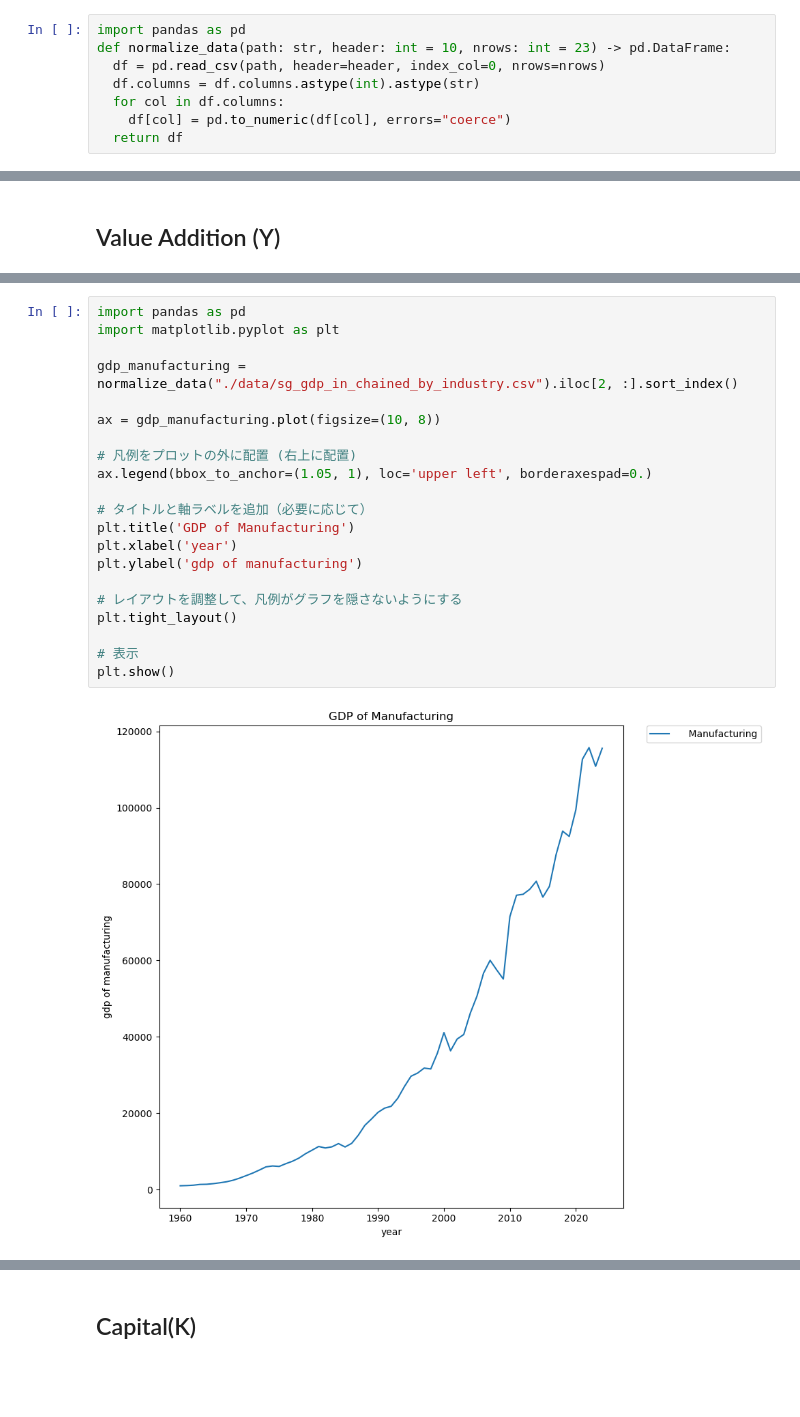
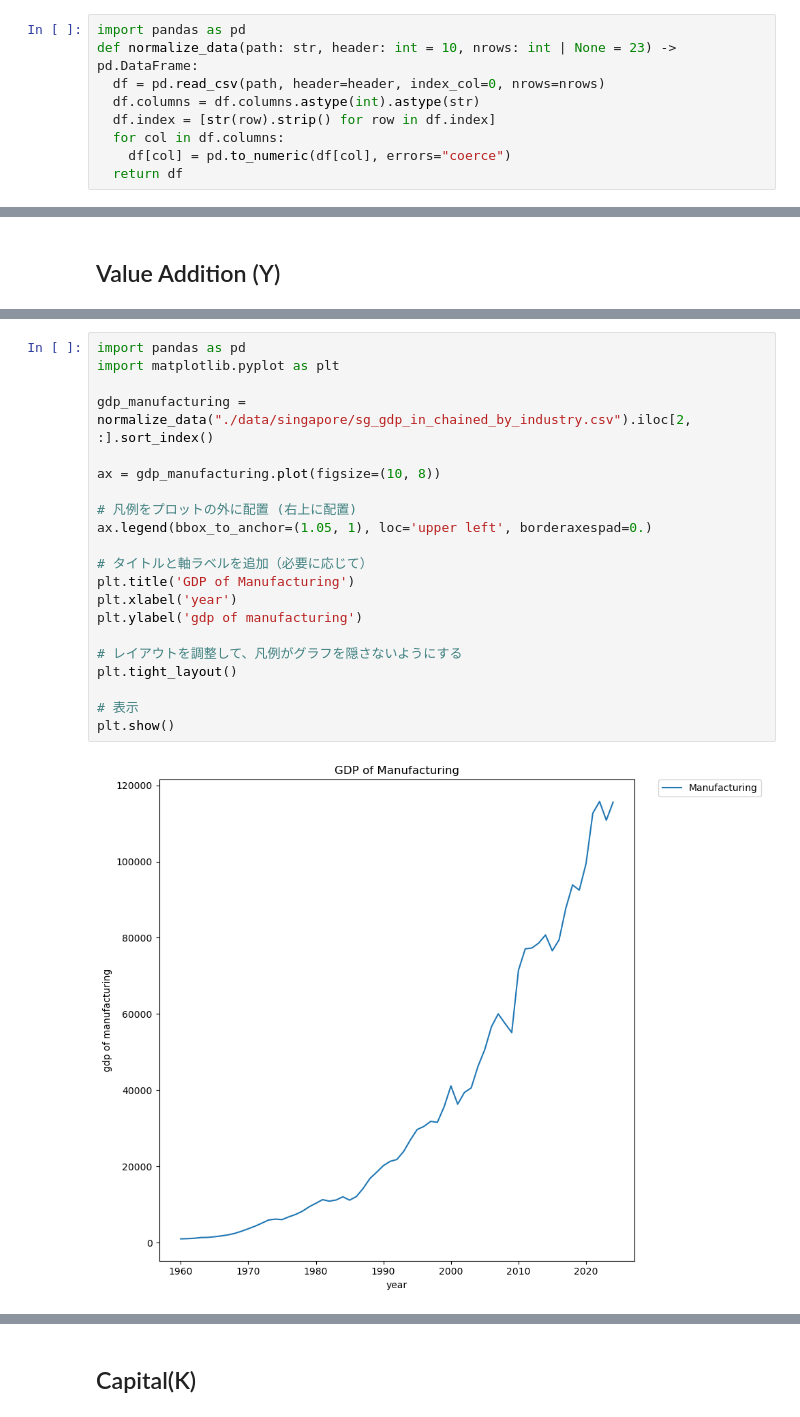
Before and after one commit to yupon-pro/codes-for-graduate-essay, a Jupyter notebook: analysis/sg_manufac.ipynb, the cells around one changed output, grey strips where cells are left out. Cells and saved outputs as stored; diff of their text form; blank space fills up the shorter version.

```diff
--- a/analysis/sg_manufac.ipynb
+++ b/analysis/sg_manufac.ipynb
@@ -2,9 +2,10 @@
 # Growth accounting for manufacturing industry in Singapore
 # %%
 import pandas as pd
-def normalize_data(path: str, header: int = 10, nrows: int = 23) -> pd.DataFrame:
+def normalize_data(path: str, header: int = 10, nrows: int | None = 23) -> pd.DataFrame:
   df = pd.read_csv(path, header=header, index_col=0, nrows=nrows)
   df.columns = df.columns.astype(int).astype(str)
+  df.index = [str(row).strip() for row in df.index]
   for col in df.columns:
     df[col] = pd.to_numeric(df[col], errors="coerce")
   return df
@@ -38,23 +87,23 @@ plt.show()
 # %%
 import pandas as pd
 import matplotlib.pyplot as plt
 
-gdp_manufacturing = normalize_data("./data/sg_gdp_in_chained_by_industry.csv").iloc[2, :].sort_index()
+gdp_manufacturing = normalize_data("./data/singapore/sg_gdp_in_chained_by_industry.csv").iloc[2, :].sort_index()
 
 ax = gdp_manufacturing.plot(figsize=(10, 8))
 
 # 凡例をプロットの外に配置 (右上に配置)
 ax.legend(bbox_to_anchor=(1.05, 1), loc='upper left', borderaxespad=0.)
 
 # タイトルと軸ラベルを追加（必要に応じて）
 plt.title('GDP of Manufacturing')
 plt.xlabel('year')
 plt.ylabel('gdp of manufacturing')
 
 # レイアウトを調整して、凡例がグラフを隠さないようにする
 plt.tight_layout()
 
 # 表示
 plt.show()
 # %% [output]
-[figure, old version]
+[figure, new version]
```
Also changed, not shown: parts of 42 cells of this notebook, 13 other files.
